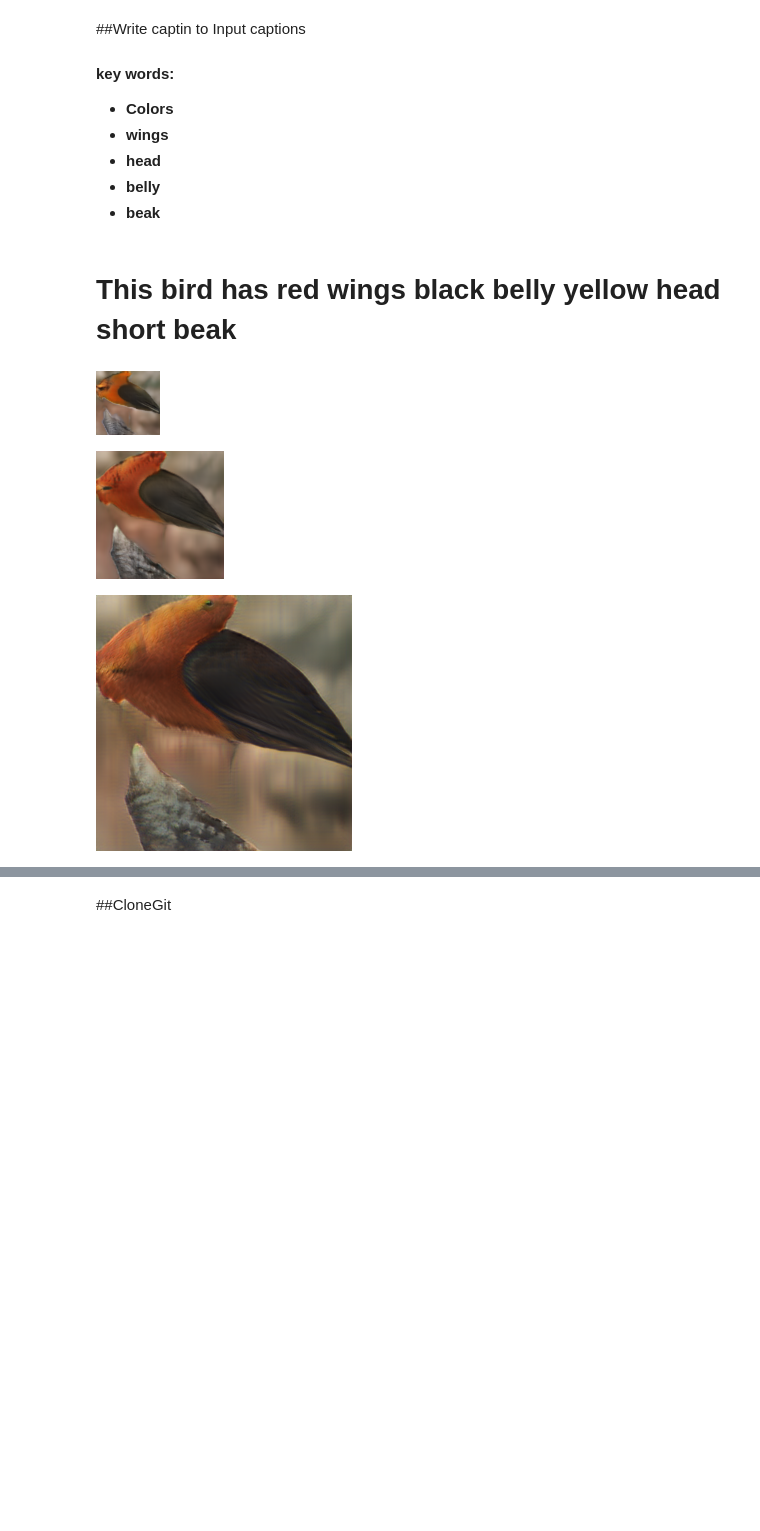
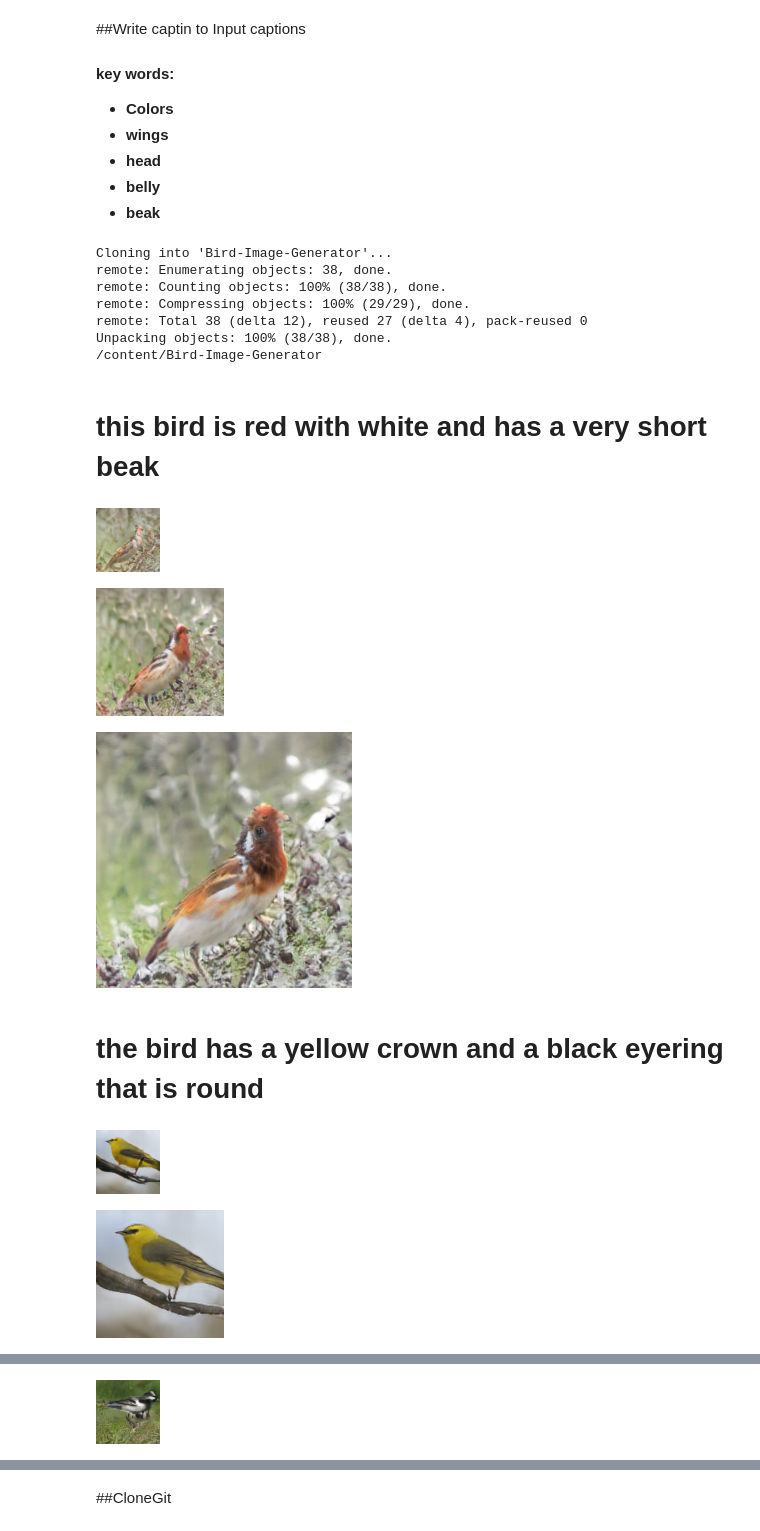
Before and after one commit to ammarnasr/SEM-GAN, a Jupyter notebook: Bird_Image_Generator.ipynb, the cells around one changed output, grey strips where cells are left out. Saved outputs shown, nothing was run; the diff lists cells and outputs as text; code cells hidden in the pictures; blank space fills up the shorter version.

```diff
--- a/Bird_Image_Generator.ipynb
+++ b/Bird_Image_Generator.ipynb
@@ -8,17 +8,34 @@
 *   **belly**
 *   **beak**
 # %%
-Input_Caption = "This bird has red wings black belly yellow head short beak"
+#Input_Caption = "This bird has red wings black belly yellow head short beak"
 
 
 
-with open("example_captions.txt", 'w') as f:
-   f.write(Input_Caption)
+#with open("example_captions.txt", 'w') as f:
+   #f.write(Input_Caption)
+
+import os
+os.chdir('/content/')
+!rm -r Bird-Image-Generator
+!git clone https://github.com/ammarnasr/Bird-Image-Generator.git
+os.chdir('/content/Bird-Image-Generator')
+
 
 the_main()
-display_images(1)
+display_images(16)
 # %% [output]
+Cloning into 'Bird-Image-Generator'...
+remote: Enumerating objects: 38, done.
+remote: Counting objects: 100% (38/38), done.
+remote: Compressing objects: 100% (29/29), done.
+remote: Total 38 (delta 12), reused 27 (delta 4), pack-reused 0
+Unpacking objects: 100% (38/38), done.
+/content/Bird-Image-Generator
-# **This bird has red wings black belly yellow head short beak**
+# **this bird is red with white and has a very short beak**
-[figure, old version]
+[figure, new version]
-[figure, old version]
+[figure, new version]
-[figure, old version]
+[figure, new version]
+# **the bird has a yellow crown and a black eyering that is round**
+[figure, added]
+[figure, added]
@@ -24,0 +44 @@ display_images(1)
+[figure, added]
```
Also changed, not shown: parts of 3 cells of this notebook, 1 other file.
